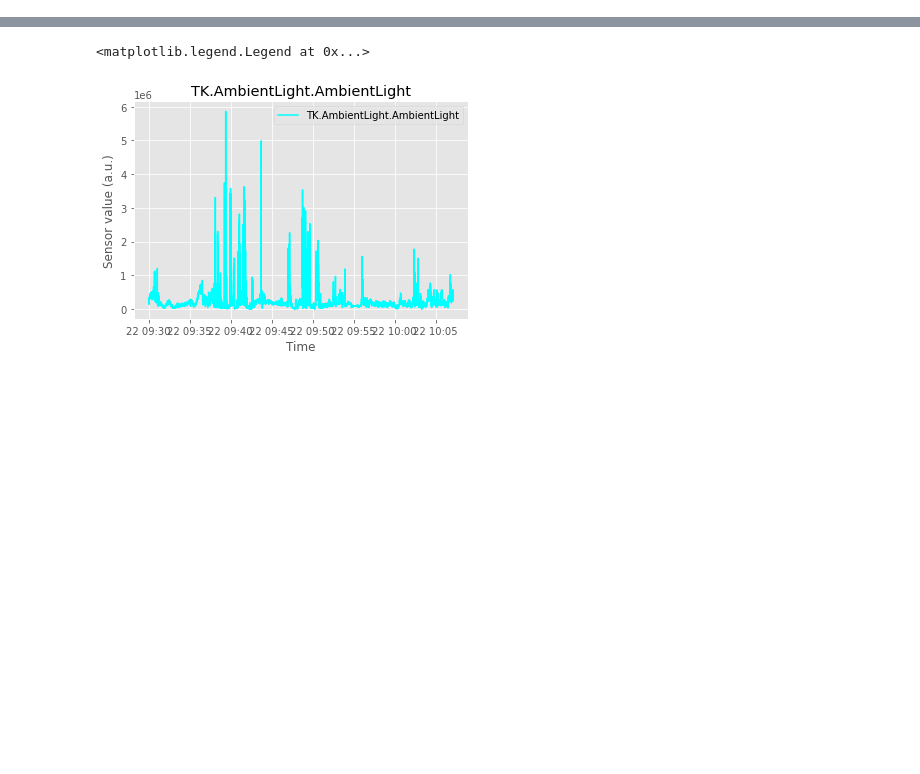
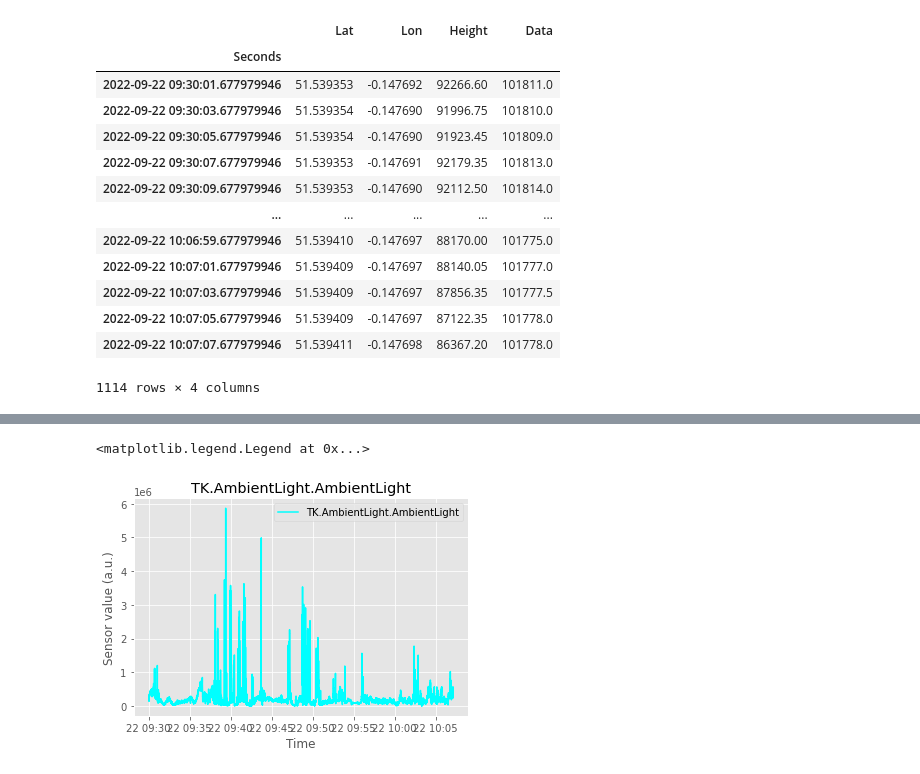
Before and after one commit to emotional-cities/pluma-experiments, a Jupyter notebook: 20092022/Analysis/AnalysisCode/Demo_API.ipynb, the cells around one changed output, grey strips where cells are left out. Cells and saved outputs as stored; diff of their text form; code cells hidden in the pictures; blank space fills up the shorter version.

```diff
--- a/20092022/Analysis/AnalysisCode/Demo_API.ipynb
+++ b/20092022/Analysis/AnalysisCode/Demo_API.ipynb
@@ -16,0 +17,22 @@ dataset.populate_streams(autoload = False)
+# %%
+dataset.add_georeference()
+dataset.georeference
+
+resampled = dataset.streams.TK.AirQuality.AirPressure.resample_temporospatial(
+    georeference = dataset.georeference)
+resampled
+# %% [output]
+|  | Lat | Lon | Height | Data |
+| Seconds |  |  |  |  |
+| 2022-09-22 09:30:01.677979946 | 51.539353 | -0.147692 | 92266.60 | 101811.0 |
+| 2022-09-22 09:30:03.677979946 | 51.539354 | -0.147690 | 91996.75 | 101810.0 |
+| 2022-09-22 09:30:05.677979946 | 51.539354 | -0.147690 | 91923.45 | 101809.0 |
+| 2022-09-22 09:30:07.677979946 | 51.539353 | -0.147691 | 92179.35 | 101813.0 |
+| 2022-09-22 09:30:09.677979946 | 51.539353 | -0.147690 | 92112.50 | 101814.0 |
+| ... | ... | ... | ... | ... |
+| 2022-09-22 10:06:59.677979946 | 51.539410 | -0.147697 | 88170.00 | 101775.0 |
+| 2022-09-22 10:07:01.677979946 | 51.539409 | -0.147697 | 88140.05 | 101777.0 |
+| 2022-09-22 10:07:03.677979946 | 51.539409 | -0.147697 | 87856.35 | 101777.5 |
+| 2022-09-22 10:07:05.677979946 | 51.539409 | -0.147697 | 87122.35 | 101778.0 |
+| 2022-09-22 10:07:07.677979946 | 51.539411 | -0.147698 | 86367.20 | 101778.0 |
+1114 rows × 4 columns
```
Also changed, not shown: parts of 4 cells of this notebook, 3 other files.
